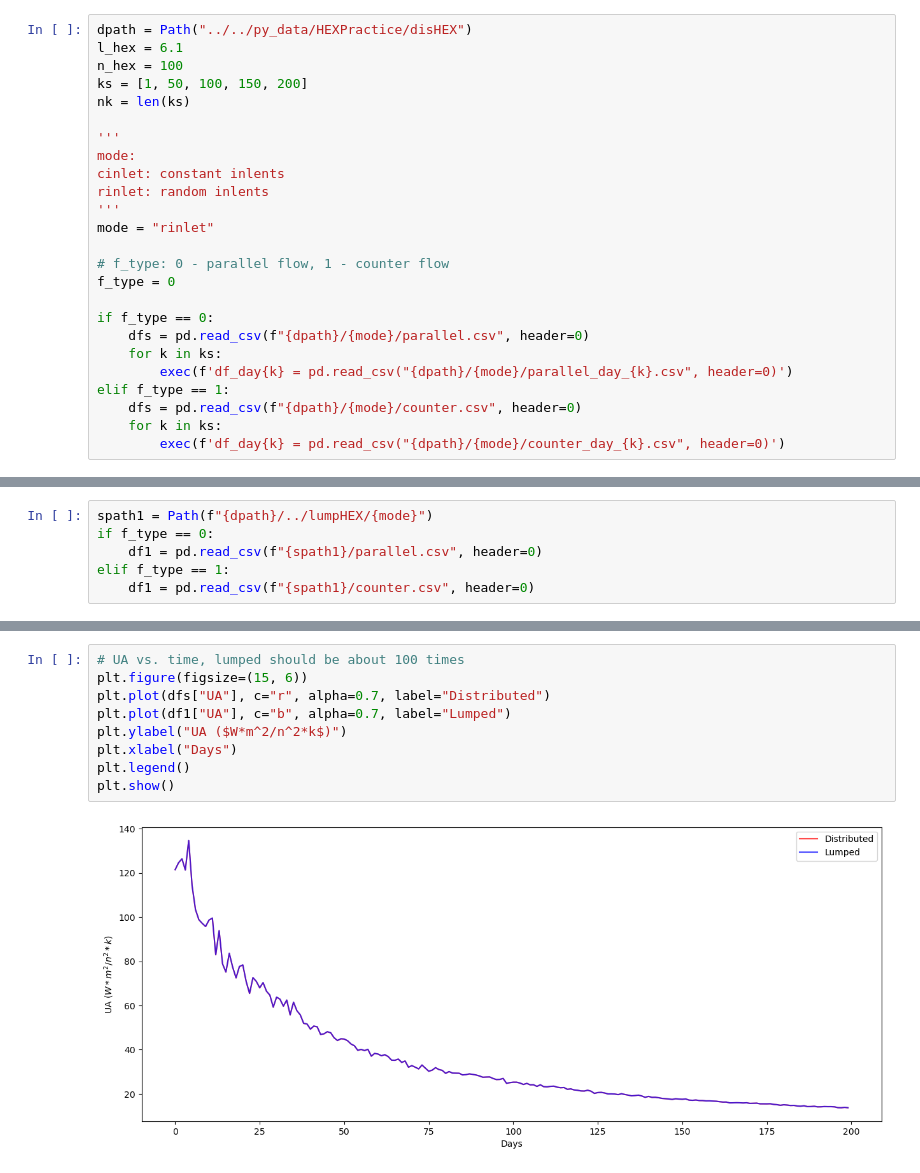
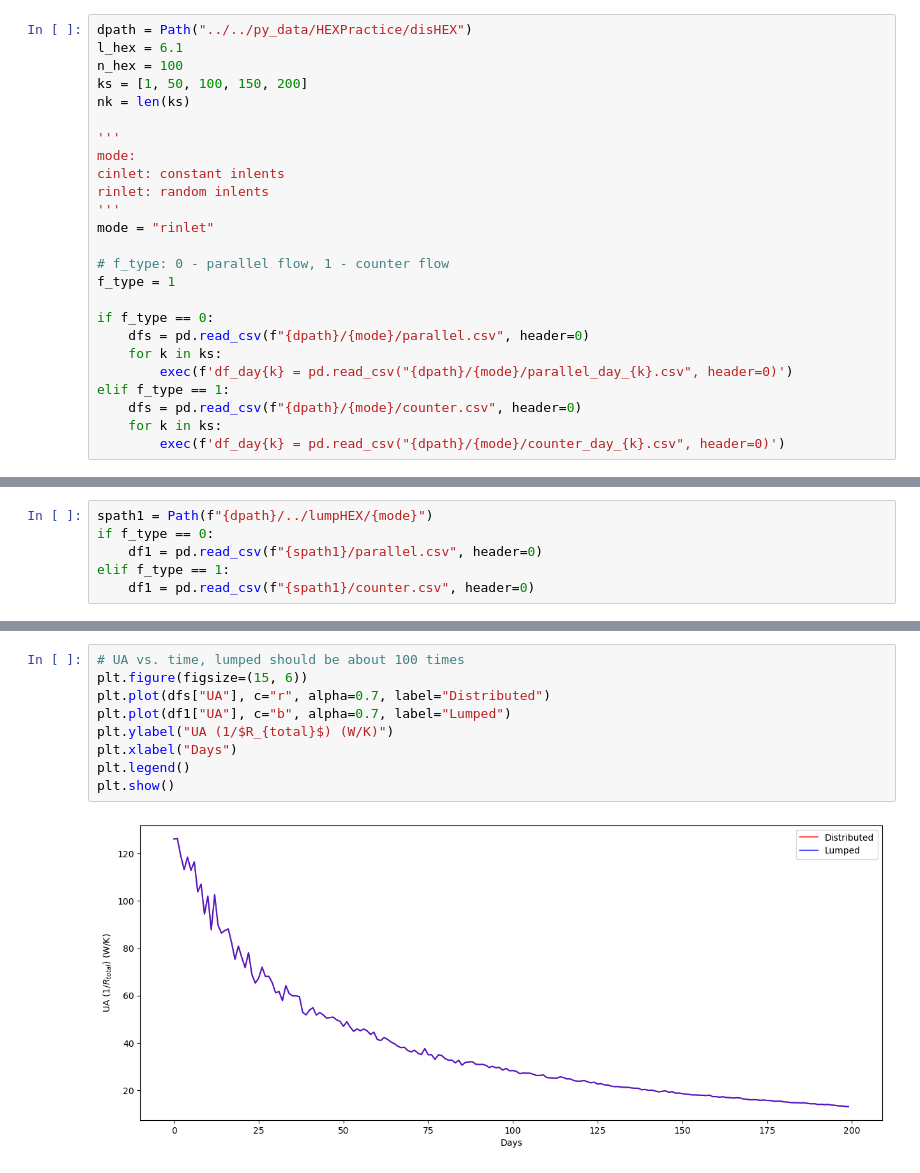
Before and after one commit to donglai-zhang/HEXpractice, a Jupyter notebook: Visualisation.ipynb, the cells around one changed output, grey strips where cells are left out. Drawn from its saved outputs; the diff is of its cells as text.

```diff
--- a/Visualisation.ipynb
+++ b/Visualisation.ipynb
@@ -19,7 +19,7 @@ rinlet: random inlents
 mode = "rinlet"
 
 # f_type: 0 - parallel flow, 1 - counter flow
-f_type = 0
+f_type = 1
 
 if f_type == 0:
     dfs = pd.read_csv(f"{dpath}/{mode}/parallel.csv", header=0)
@@ -266,14 +266,14 @@ plt.show()
 # %%
 # UA vs. time, lumped should be about 100 times
 plt.figure(figsize=(15, 6))
 plt.plot(dfs["UA"], c="r", alpha=0.7, label="Distributed")
 plt.plot(df1["UA"], c="b", alpha=0.7, label="Lumped")
-plt.ylabel("UA ($W*m^2/n^2*k$)")
+plt.ylabel("UA (1/$R_{total}$) (W/K)")
 plt.xlabel("Days")
 plt.legend()
 plt.show()
 # %% [output]
-[figure, old version]
+[figure, new version]
 # %%
 # dP vs. time
 plt.figure(figsize=(15, 6))
```
Also changed, not shown: parts of 20 cells of this notebook, 9 other files.
